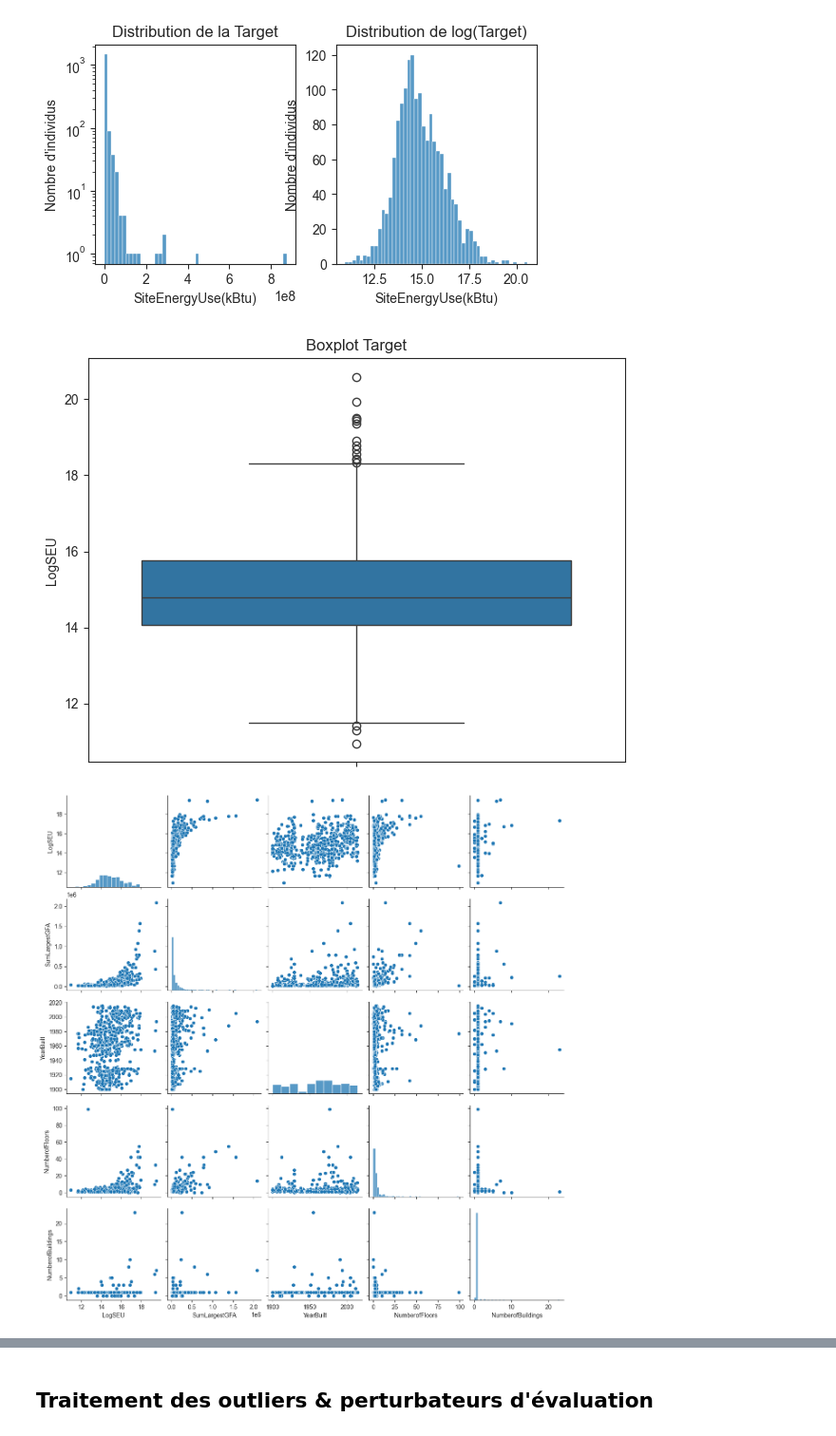
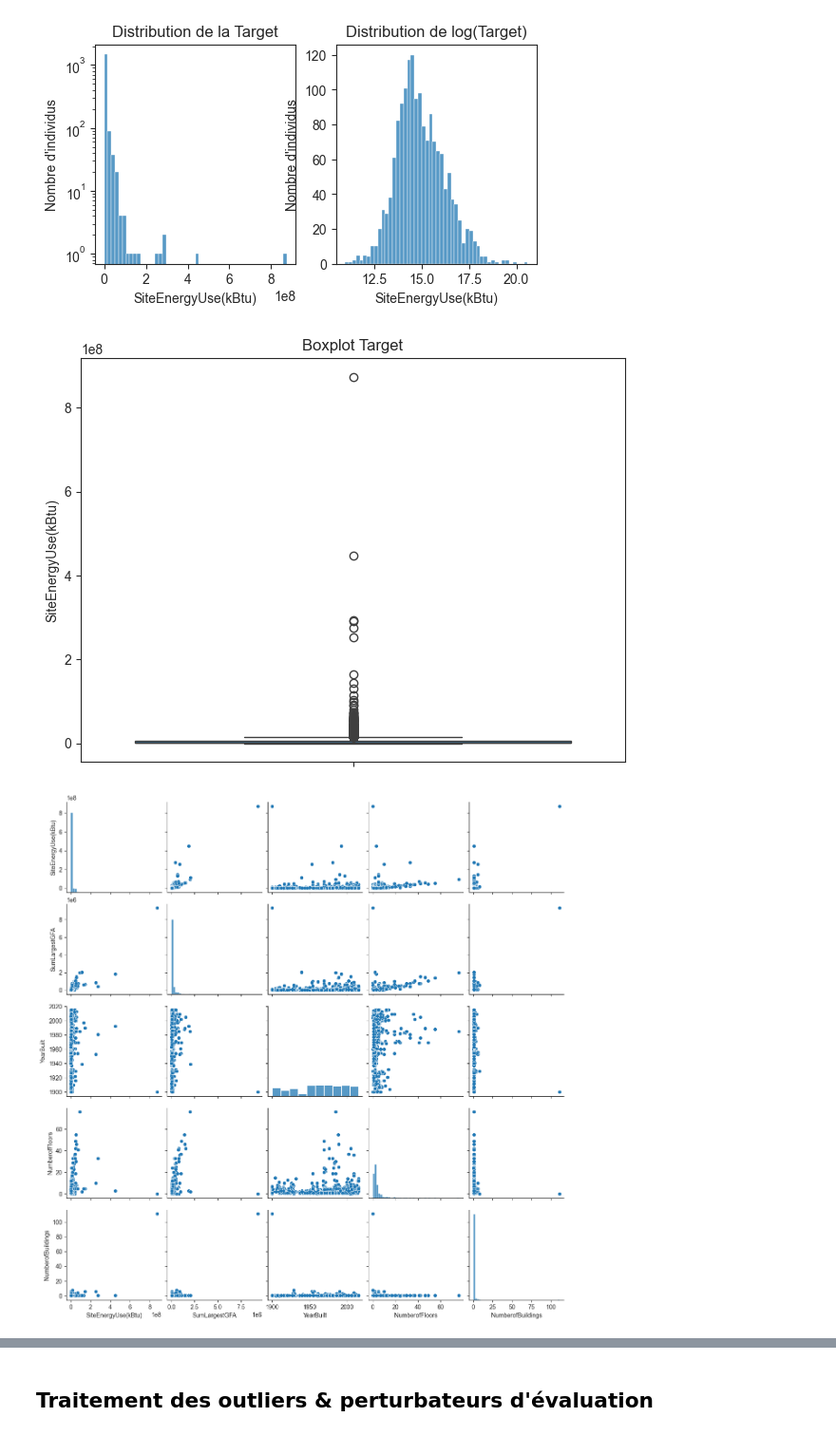
Before and after one commit to day811/OCDE-P6, a Jupyter notebook: modelistation_supervisee_EDA.ipynb, the cells around one changed output, grey strips where cells are left out. Shown at 95% size. Saved outputs shown, nothing was run; the diff lists cells and outputs as text; code cells hidden in the pictures.

```diff
--- a/modelistation_supervisee_EDA.ipynb
+++ b/modelistation_supervisee_EDA.ipynb
@@ -437,21 +437,20 @@ plt.show()
 # %% [output]
 [figure]
 # %%
-bc_with_target['LogSEU'] = np.log1p(bc_with_target['SiteEnergyUse(kBtu)'] )
-target = 'LogSEU'
+target = 'SiteEnergyUse(kBtu)'
 sns.boxplot(y=bc_with_target[target])
 plt.title('Boxplot Target')
 plt.tight_layout()
 plt.show()
 
 # 2. Pairplot pour variables numériques continues
 continuous_vars = [target, 'SumLargestGFA', 'YearBuilt',
                    'NumberofFloors', 'NumberofBuildings']
 sns.pairplot(bc_with_target[continuous_vars].sample(500))  # échantillon pour performance
 plt.show()
 # %% [output]
-[figure, old version]
+[figure, new version]
-[figure, old version]
+[figure, new version]
 # %%
 
 # 3. Relations target vs features catégorielles importantes
```
Also changed, not shown: parts of 5 cells of this notebook, 1 other file.
